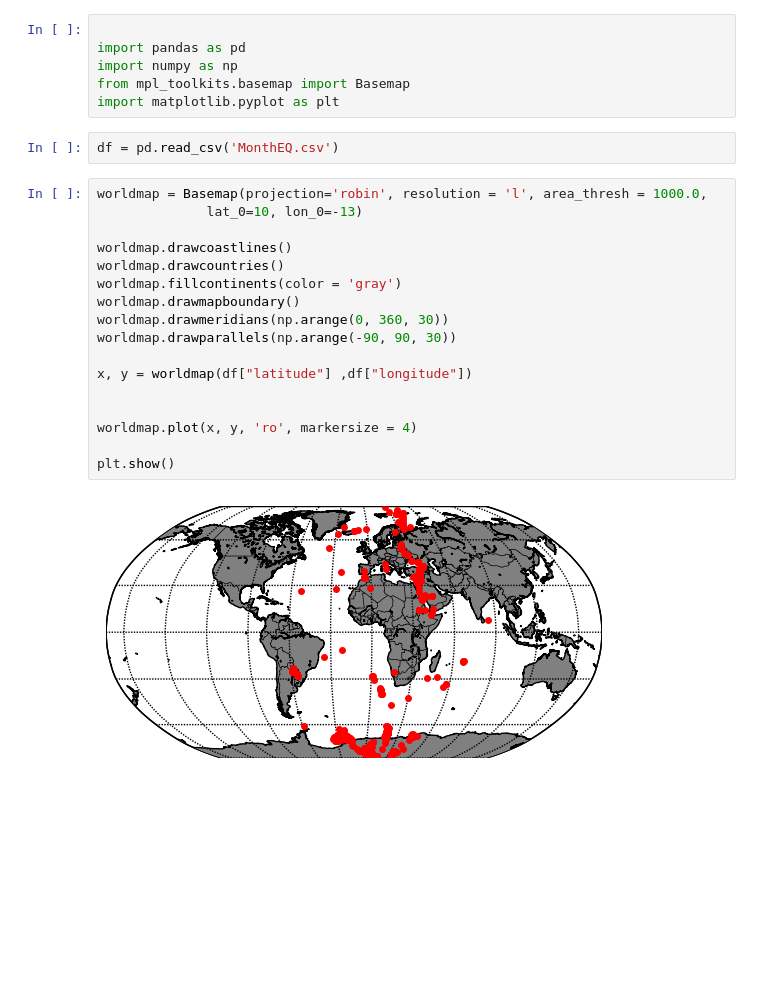
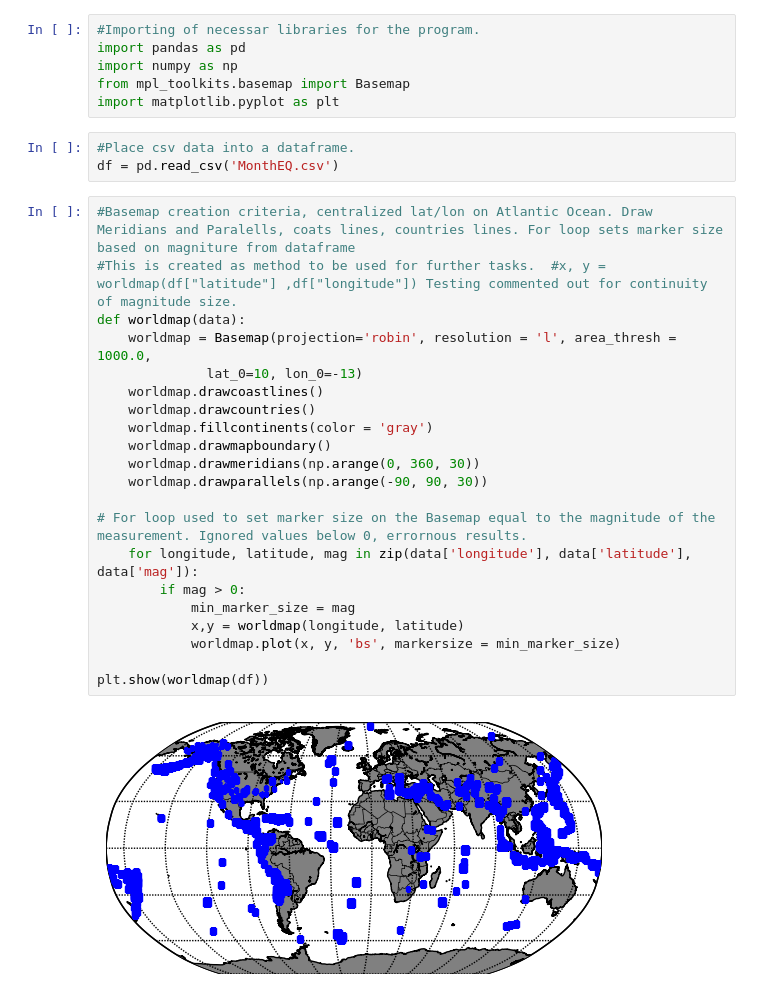
Before and after one commit to Hoskins-s559245/datafun-06-projects, a Jupyter notebook: Hoskins_Task1.ipynb, the cells around one changed output. Drawn from its saved outputs; the diff is of its cells as text; blank space fills up the shorter version.

Commit message:
Project Update

```diff
--- a/Hoskins_Task1.ipynb
+++ b/Hoskins_Task1.ipynb
@@ -1,27 +17,32 @@
 # %%
-
+#Importing of necessar libraries for the program.
 import pandas as pd
 import numpy as np
 from mpl_toolkits.basemap import Basemap
 import matplotlib.pyplot as plt
 # %%
+#Place csv data into a dataframe.
 df = pd.read_csv('MonthEQ.csv')
 # %%
-worldmap = Basemap(projection='robin', resolution = 'l', area_thresh = 1000.0,
+#Basemap creation criteria, centralized lat/lon on Atlantic Ocean. Draw Meridians and Paralells, coats lines, countries lines. For loop sets marker size based on magniture from dataframe
+#This is created as method to be used for further tasks.  #x, y = worldmap(df["latitude"] ,df["longitude"]) Testing commented out for continuity of magnitude size.
+def worldmap(data):
+    worldmap = Basemap(projection='robin', resolution = 'l', area_thresh = 1000.0,
               lat_0=10, lon_0=-13)
+    worldmap.drawcoastlines()
+    worldmap.drawcountries()
+    worldmap.fillcontinents(color = 'gray')
+    worldmap.drawmapboundary()
+    worldmap.drawmeridians(np.arange(0, 360, 30))
+    worldmap.drawparallels(np.arange(-90, 90, 30))
 
-worldmap.drawcoastlines()
-worldmap.drawcountries()
-worldmap.fillcontinents(color = 'gray')
-worldmap.drawmapboundary()
-worldmap.drawmeridians(np.arange(0, 360, 30))
-worldmap.drawparallels(np.arange(-90, 90, 30))
+# For loop used to set marker size on the Basemap equal to the magnitude of the measurement. Ignored values below 0, errornous results.
+    for longitude, latitude, mag in zip(data['longitude'], data['latitude'], data['mag']):
+        if mag > 0:
+            min_marker_size = mag
+            x,y = worldmap(longitude, latitude)
+            worldmap.plot(x, y, 'bs', markersize = min_marker_size)
 
-x, y = worldmap(df["latitude"] ,df["longitude"])
-
-
-worldmap.plot(x, y, 'ro', markersize = 4)
-
-plt.show()
+plt.show(worldmap(df))
 # %% [output]
-[figure, old version]
+[figure, new version]
```
Also changed, not shown: parts of 1 cell of this notebook, 1 other file.
